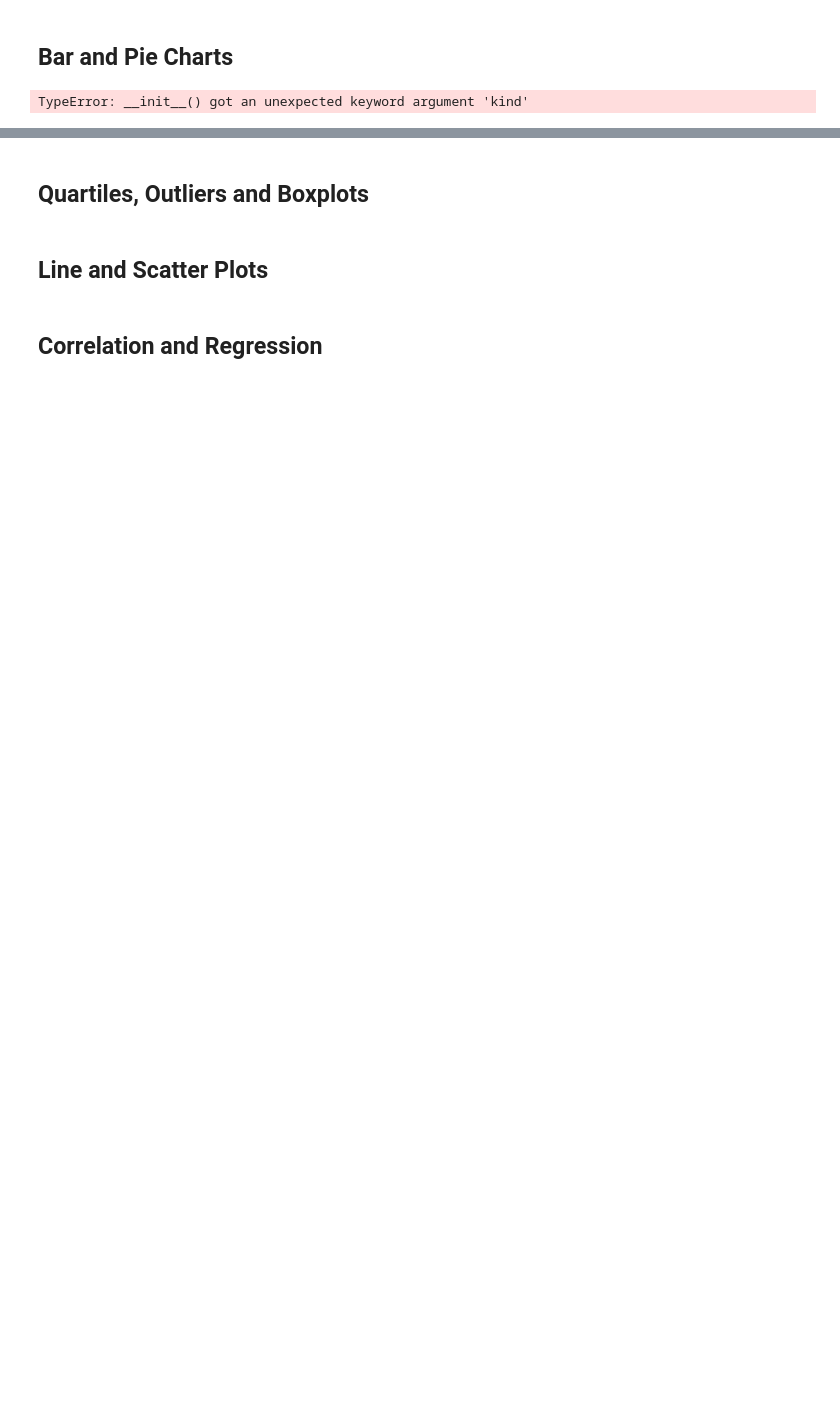
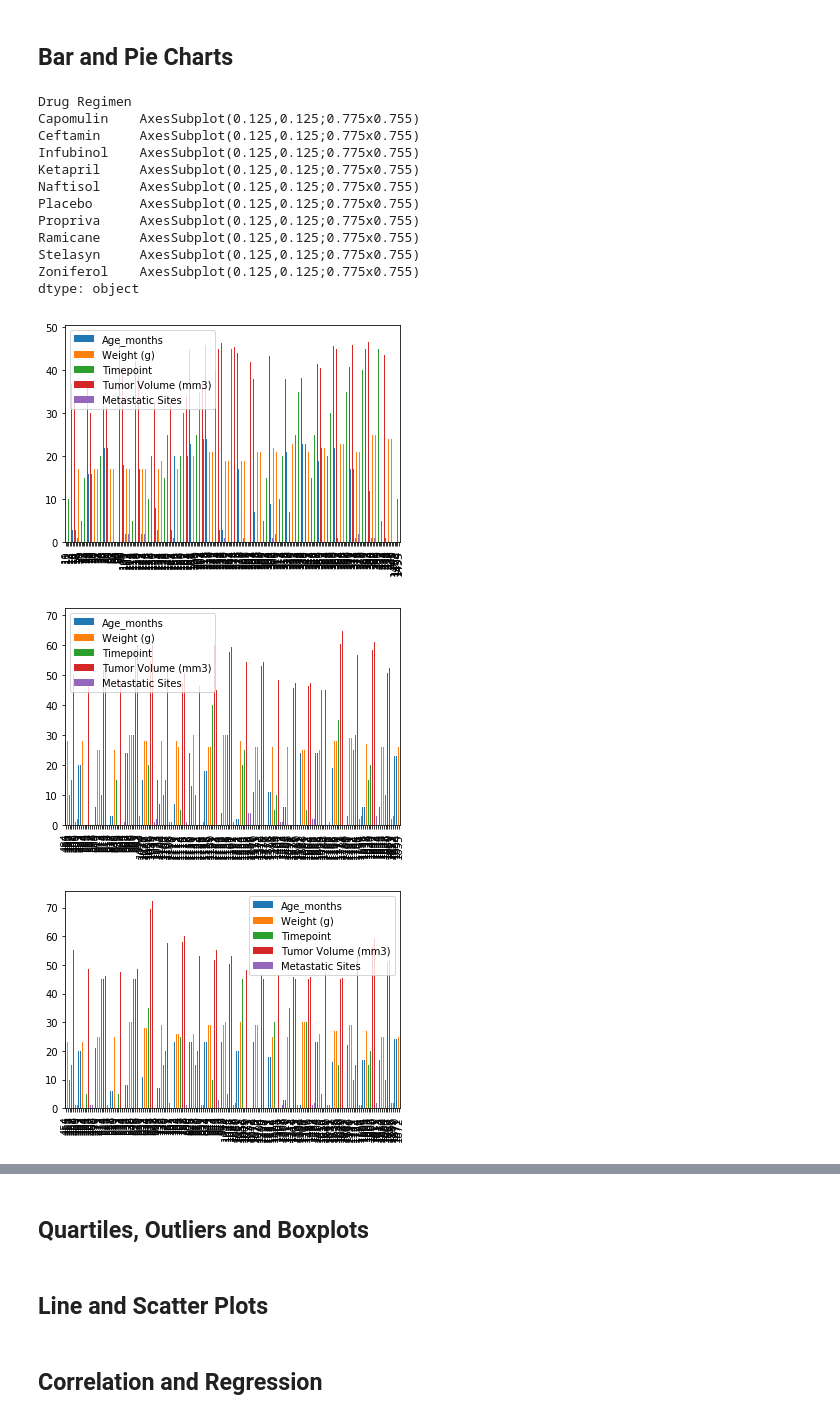
Before and after one commit to A-vital/Pymaceuticals, a Jupyter notebook: Pymaceuticals/Pymaceuticals.ipynb, the cells around one changed output, grey strips where cells are left out. Drawn from its saved outputs; the diff is of its cells as text; code cells hidden in the pictures; blank space fills up the shorter version.

```diff
--- a/Pymaceuticals/Pymaceuticals.ipynb
+++ b/Pymaceuticals/Pymaceuticals.ipynb
@@ -128,7 +134,22 @@ Name: Tumor Volume (mm3), dtype: float64
 # %% [markdown]
 ## Bar and Pie Charts
 # %%
-# Generate a bar plot showing the total number of unique mice tested on each drug regimen using pandas.
-pd.DataFrame.plot(kind = 'bar')
+# Generate a bar plot showing the total number of unique mice tested on each drug regimen using pandas
+RG = merged.groupby('Drug Regimen')
+RG.plot(kind='bar')
 # %% [output]
-TypeError: __init__() got an unexpected keyword argument 'kind'
+Drug Regimen
+Capomulin    AxesSubplot(0.125,0.125;0.775x0.755)
+Ceftamin     AxesSubplot(0.125,0.125;0.775x0.755)
+Infubinol    AxesSubplot(0.125,0.125;0.775x0.755)
+Ketapril     AxesSubplot(0.125,0.125;0.775x0.755)
+Naftisol     AxesSubplot(0.125,0.125;0.775x0.755)
+Placebo      AxesSubplot(0.125,0.125;0.775x0.755)
+Propriva     AxesSubplot(0.125,0.125;0.775x0.755)
+Ramicane     AxesSubplot(0.125,0.125;0.775x0.755)
+Stelasyn     AxesSubplot(0.125,0.125;0.775x0.755)
+Zoniferol    AxesSubplot(0.125,0.125;0.775x0.755)
+dtype: object
+[figure, added]
+[figure, added]
+[figure, added]
```
Also changed, not shown: parts of 3 cells of this notebook.
